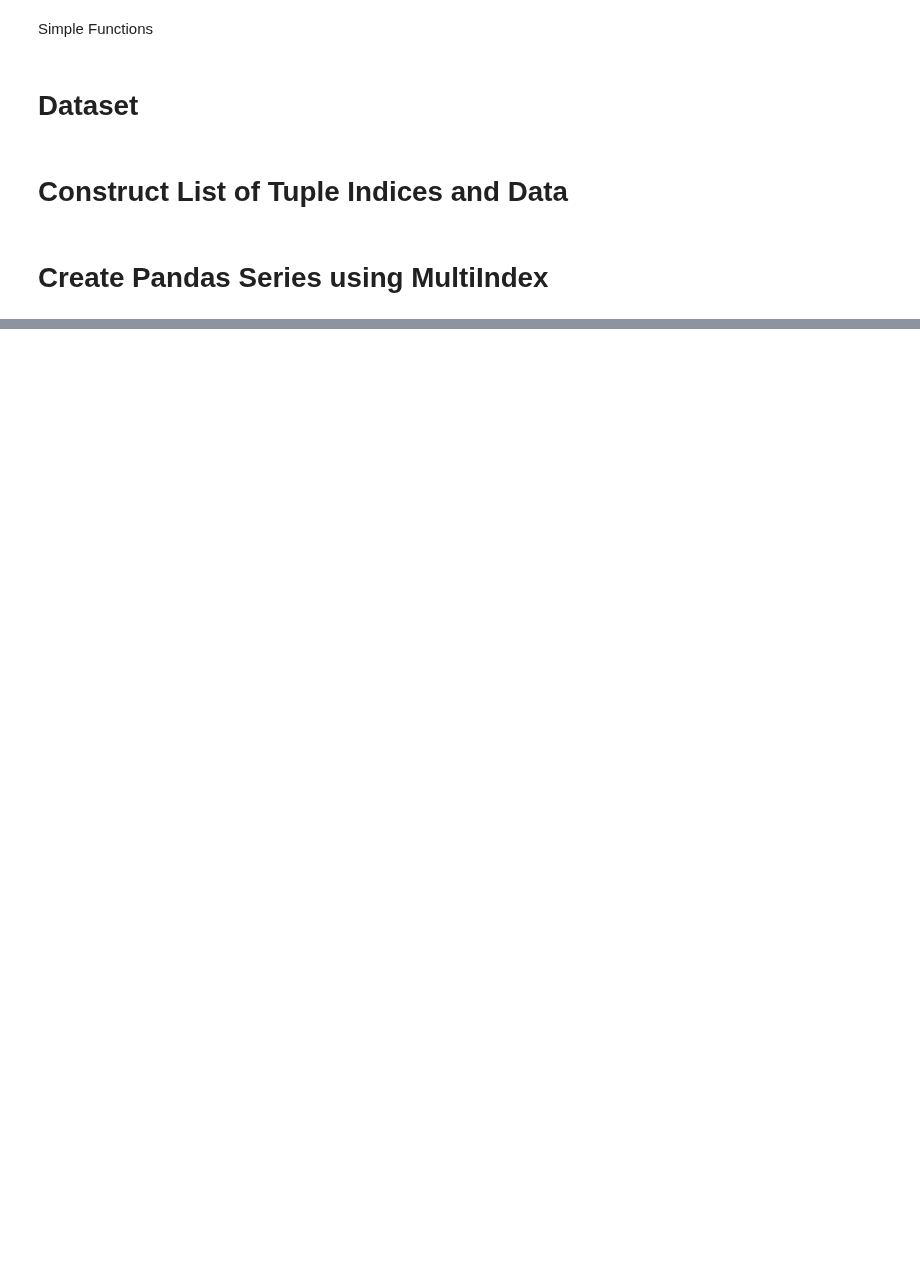
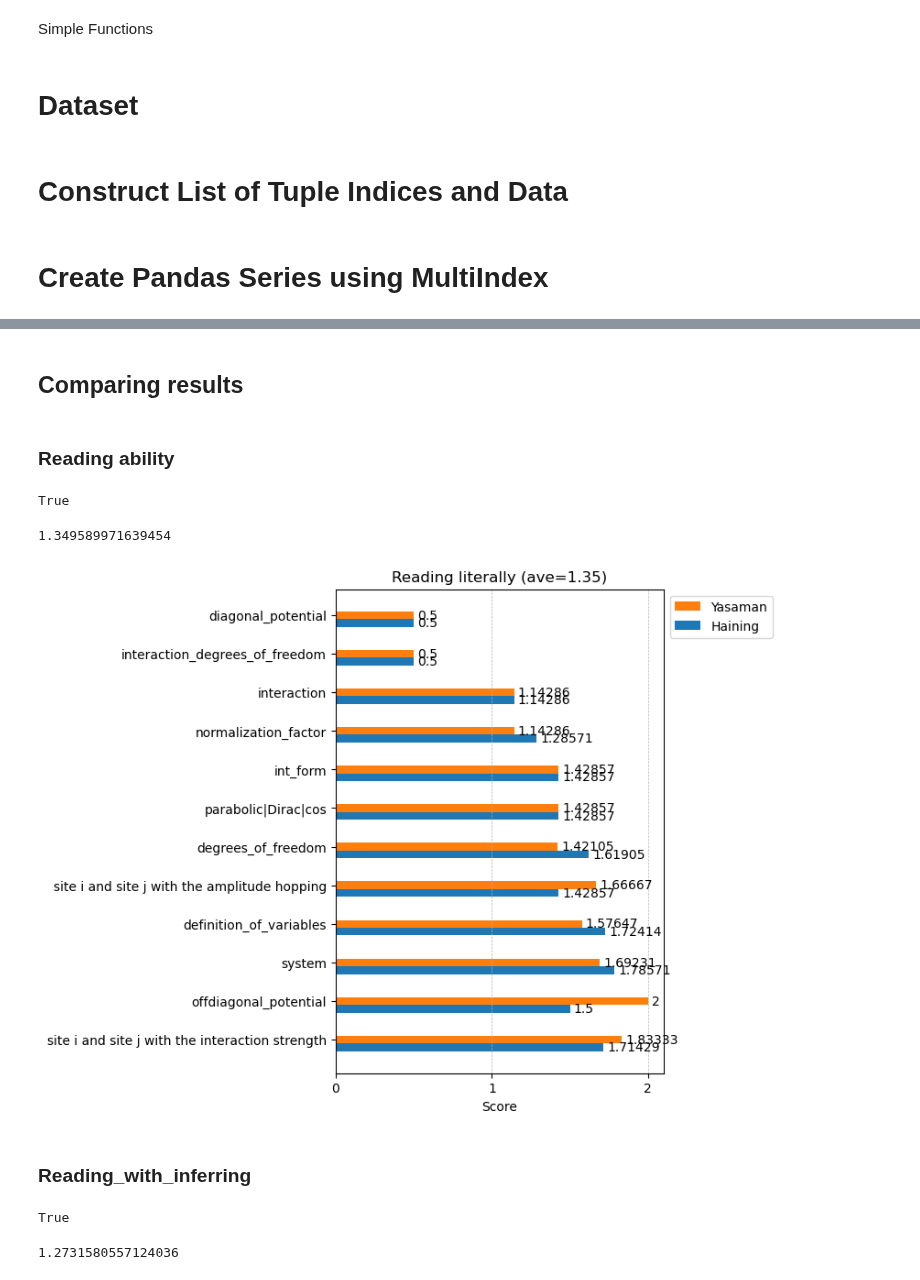
Before and after one commit to hainingpan/HartreeFock_GPT, a Jupyter notebook: data_analysis/pandas_data_construction.ipynb, the cells around one changed output, grey strips where cells are left out. Drawn from its saved outputs; the diff is of its cells as text; code cells hidden in the pictures; blank space fills up the shorter version.

Commit message:
add analysis for scoring of reading

```diff
--- a/data_analysis/pandas_data_construction.ipynb
+++ b/data_analysis/pandas_data_construction.ipynb
@@ -89,0 +159,5 @@ data.to_csv('data.csv')
+# %%
+reading_literally_sorted=sorted(reading_literally,key=occurrence.get,reverse=True)
+for key in reading_literally_sorted:
+    print(f'{key}:{occurrence[key]}')
+reading_literally_compare_list=reading_literally_sorted
@@ -89,0 +333,14 @@ data.to_csv('data.csv')
+# %% [markdown]
+## Comparing results
+# %% [markdown]
+### Reading ability
+# %%
+reading_literally_score={scorer:{ph:pd.to_numeric(data.xs(key=ph,level='placeholder').xs(key=scorer,level='scorer')['Value'],errors='coerce').dropna().mean() for ph in reading_literally_compare_list} for scorer in ['Haining','Yasaman']}
+# %%
+sorted_keys = [list(reading_literally_score['Haining'].keys())[i] for i in np.argsort(np.array(list(reading_literally_score['Haining'].values()))+np.array(list(reading_literally_score['Yasaman'].values())))[::-1]]
+# %%
+reading_literally_score_sorted={scorer:{k: reading_literally_score[scorer][k] for k in sorted_keys} for scorer in reading_literally_score.keys()}
+# %%
+reading_literally_score_sorted['Haining'].keys()==reading_literally_score_sorted['Yasaman'].keys()
+# %% [output]
+True
@@ -89,0 +350,33 @@ data.to_csv('data.csv')
+# %%
+np.mean([list(val.values()) for val in reading_literally_score_sorted.values()])
+# %% [output]
+1.349589971639454
+# %%
+tasks=reading_literally_score_sorted['Haining'].keys()
+
+x = np.arange(len(reading_literally_score_sorted['Haining'].keys()))  # the label locations
+width = 0.2  # the width of the bars
+multiplier = 0
+
+fig, ax = plt.subplots(layout='constrained',figsize=(8,6))
+
+for attribute, measurement in reading_literally_score_sorted.items():
+    offset = width * multiplier
+    rects = ax.barh(x + offset, list(measurement.values()), width, label=attribute)
+    ax.bar_label(rects, padding=3)
+    multiplier += 1
+
+ax.set_xlabel('Score')
+ax.set_xticks([0,1,2])
+
+ax.set_title(f'Reading literally (ave={np.mean([list(val.values()) for val in reading_literally_score_sorted.values()]):.2f})')
+ax.set_yticks(x + width, tasks)
+
+handles, labels = plt.gca().get_legend_handles_labels()
+plt.legend(handles[::-1], labels[::-1],loc='upper left', ncols=1,bbox_to_anchor=(1, 1))
+
+ax.grid(True, which='both', axis='x', linestyle='--', linewidth=0.5)
+# %% [output]
+[figure, added]
+# %% [markdown]
+### Reading_with_inferring
@@ -89,0 +389,8 @@ data.to_csv('data.csv')
+# %%
+reading_with_inferring_score_sorted['Haining'].keys()==reading_with_inferring_score_sorted['Yasaman'].keys()
+# %% [output]
+True
+# %%
+np.mean([list(val.values()) for val in reading_with_inferring_score_sorted.values()])
+# %% [output]
+1.2731580557124036
```
Also changed, not shown: parts of 40 cells of this notebook.
